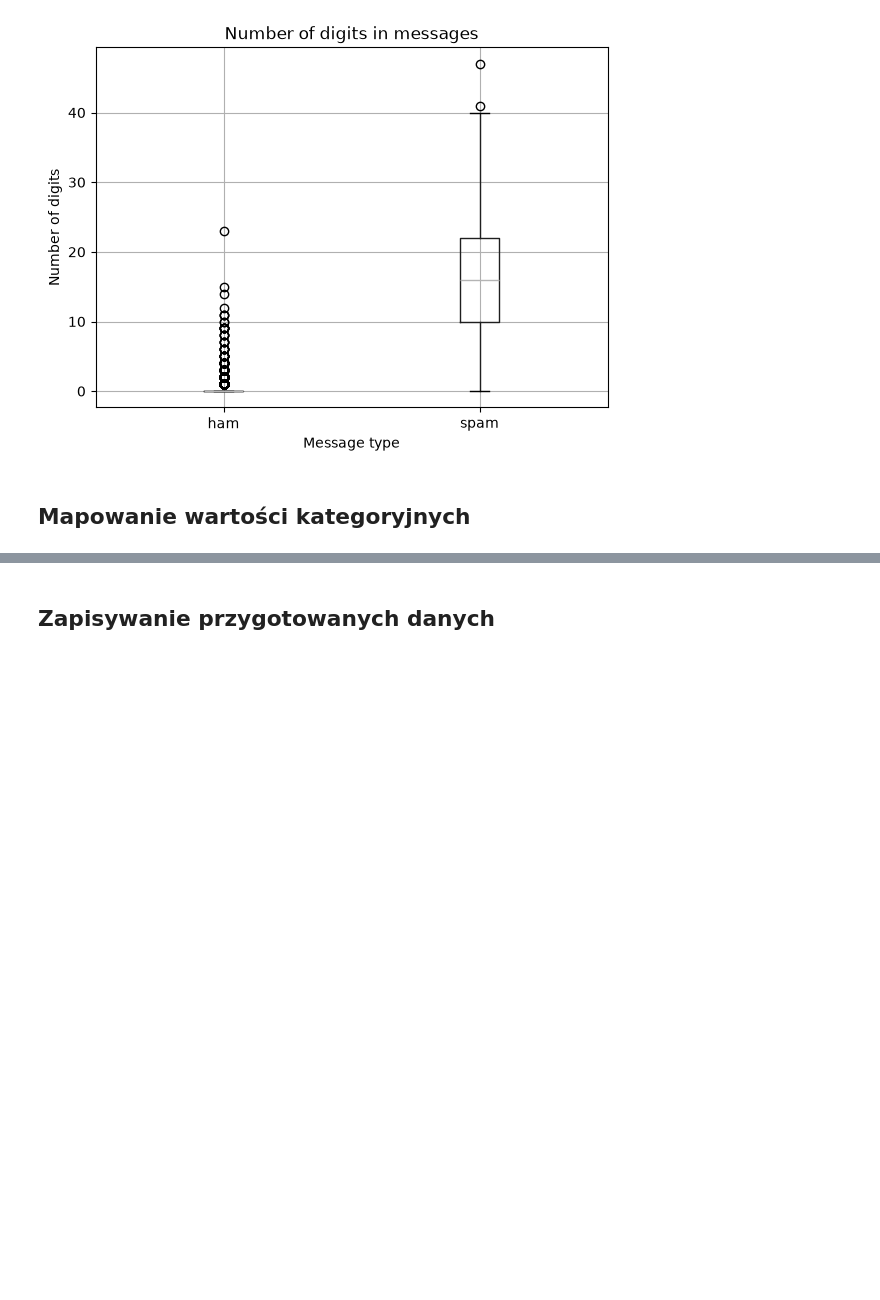
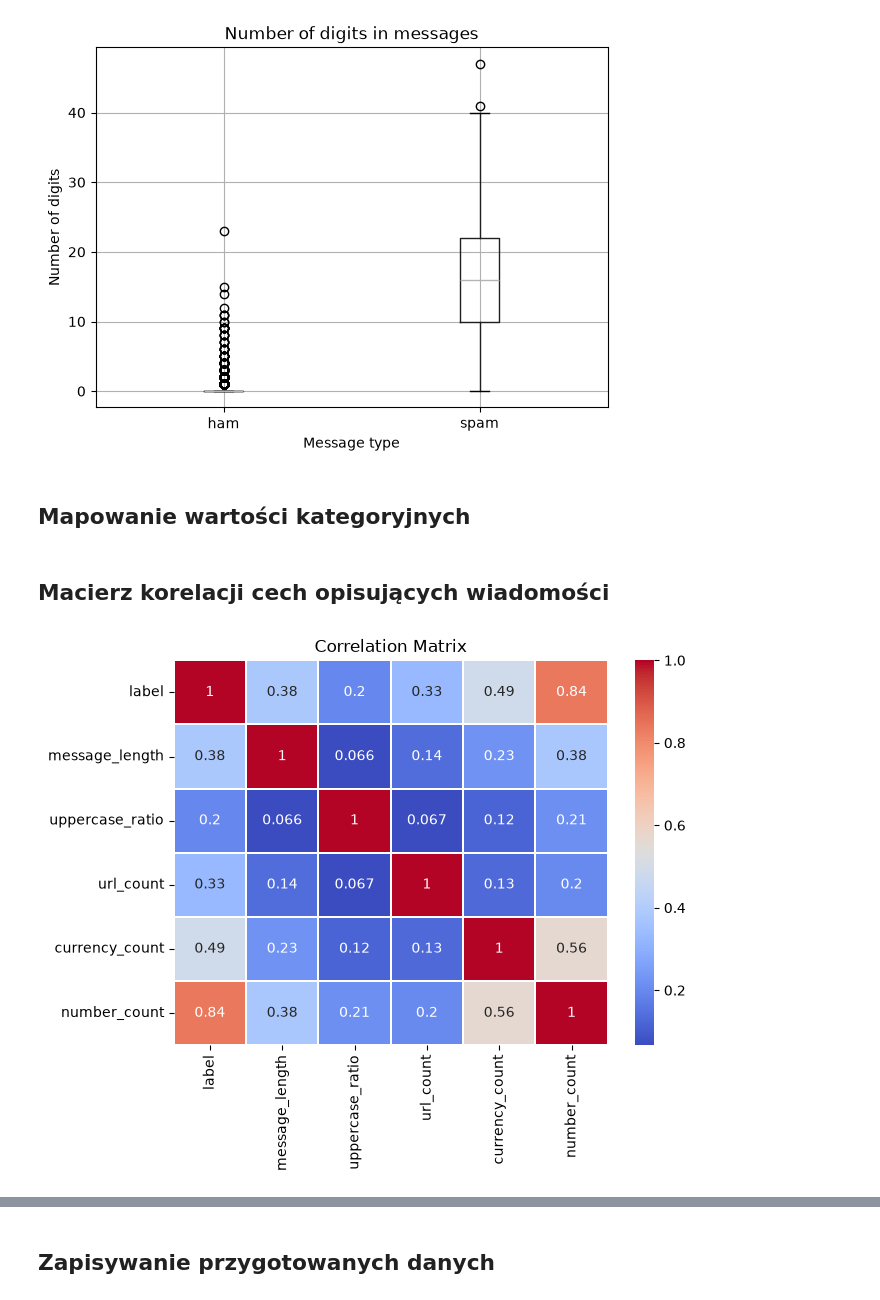
Before and after one commit to moshenetsb/ml-spam-detector, a Jupyter notebook: notebooks/01_data_analysis.ipynb, the cells around one changed output, grey strips where cells are left out. Cells and saved outputs as stored; diff of their text form; code cells hidden in the pictures; blank space fills up the shorter version.

```diff
--- a/notebooks/01_data_analysis.ipynb
+++ b/notebooks/01_data_analysis.ipynb
@@ -14,13 +16,7 @@ from data_analysis import *
 base_path = Path("..") / "data"
 data_path = base_path / "data_raw"
 
-spam_df = pd.read_csv(
-    data_path,
-    sep="\t",
-    header=None,
-    names=["label", "text"],
-    quoting=csv.QUOTE_NONE
-)
+spam_df = load_raw_data(data_path)
 
 spam_df.head()
 # %% [output]
@@ -141,7 +137,11 @@ Series([], Name: label, dtype: int64)
 
 > Sprawdzamy, czy wiadomości `ham` i `spam` różnią się pod względem długości, udziału wielkich liter, liczby URL-i, symboli walut oraz cyfr.
 # %%
-import matplotlib.pyplot as plt
+def count_currency_symbols(text: str) -> int:
+    return sum(
+        unicodedata.category(char) == "Sc"
+        for char in text
+    )
 
 spam_df["message_length"] = spam_df["text"].str.len()
 spam_df["uppercase_ratio"] = (
@@ -149,7 +149,7 @@ spam_df["uppercase_ratio"] = (
     / spam_df["text"].str.count(r"[A-Za-z]").replace(0, 1)
 )
 spam_df["url_count"] = spam_df["text"].str.count(r"https?://|www\.")
-spam_df["currency_count"] = spam_df["text"].str.count(r"[$€£¥]")
+spam_df["currency_count"] = spam_df["text"].apply(count_currency_symbols)
 spam_df["number_count"] = spam_df["text"].str.count(r"\d")
 
 spam_df[["label", "message_length", "uppercase_ratio", "url_count", "currency_count", "number_count"]].groupby("label").agg(["mean", "median"])
@@ -233,3 +233,12 @@ plot_number_count(spam_df)
 # %%
 clean_spam_df["label"] = spam_df.label.map({'spam': 1, "ham": 0})
 spam_df["label"] = clean_spam_df["label"]
+# %% [markdown]
+## Macierz korelacji cech opisujących wiadomości
+# %%
+plt.figure(figsize=(7, 5))
+sns.heatmap(spam_df.corr(numeric_only=True), annot=True, cmap='coolwarm', linewidths=0.2)
+plt.title('Correlation Matrix')
+plt.show()
+# %% [output]
+[figure, added]
```
Also changed, not shown: parts of 4 cells of this notebook, 3 other files.
